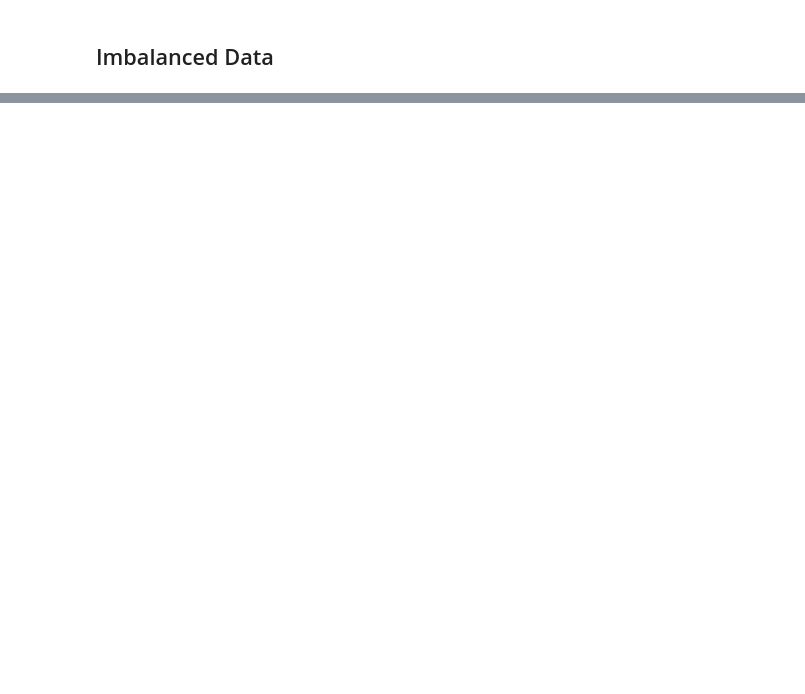
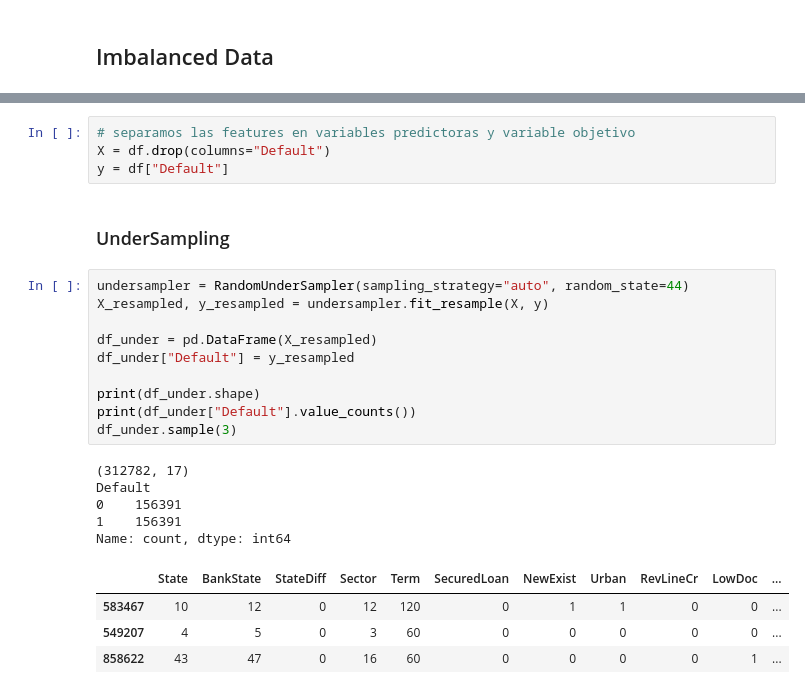
Before and after one commit to Ly-Ax/TFMasterIA, a Jupyter notebook: notebooks/preprocessing.ipynb, the cells around one changed output, grey strips where cells are left out. Cells and saved outputs as stored; diff of their text form; blank space fills up the shorter version.

```diff
--- a/notebooks/preprocessing.ipynb
+++ b/notebooks/preprocessing.ipynb
@@ -885,0 +993,26 @@ df.sample(3)
+# %%
+# separamos las features en variables predictoras y variable objetivo
+X = df.drop(columns="Default")
+y = df["Default"]
+# %% [markdown]
+### UnderSampling
+# %%
+undersampler = RandomUnderSampler(sampling_strategy="auto", random_state=44)
+X_resampled, y_resampled = undersampler.fit_resample(X, y)
+
+df_under = pd.DataFrame(X_resampled)
+df_under["Default"] = y_resampled
+
+print(df_under.shape)
+print(df_under["Default"].value_counts())
+df_under.sample(3)
+# %% [output]
+(312782, 17)
+Default
+0    156391
+1    156391
+Name: count, dtype: int64
+|  | State | BankState | StateDiff | Sector | Term | SecuredLoan | NewExist | Urban | RevLineCr | LowDoc | ... |
+| 583467 | 10 | 12 | 0 | 12 | 120 | 0 | 1 | 1 | 0 | 0 | ... |
+| 549207 | 4 | 5 | 0 | 3 | 60 | 0 | 0 | 0 | 0 | 0 | ... |
+| 858622 | 43 | 47 | 0 | 16 | 60 | 0 | 0 | 0 | 0 | 1 | ... |
```
Also changed, not shown: parts of 70 cells of this notebook, 5 other files.
